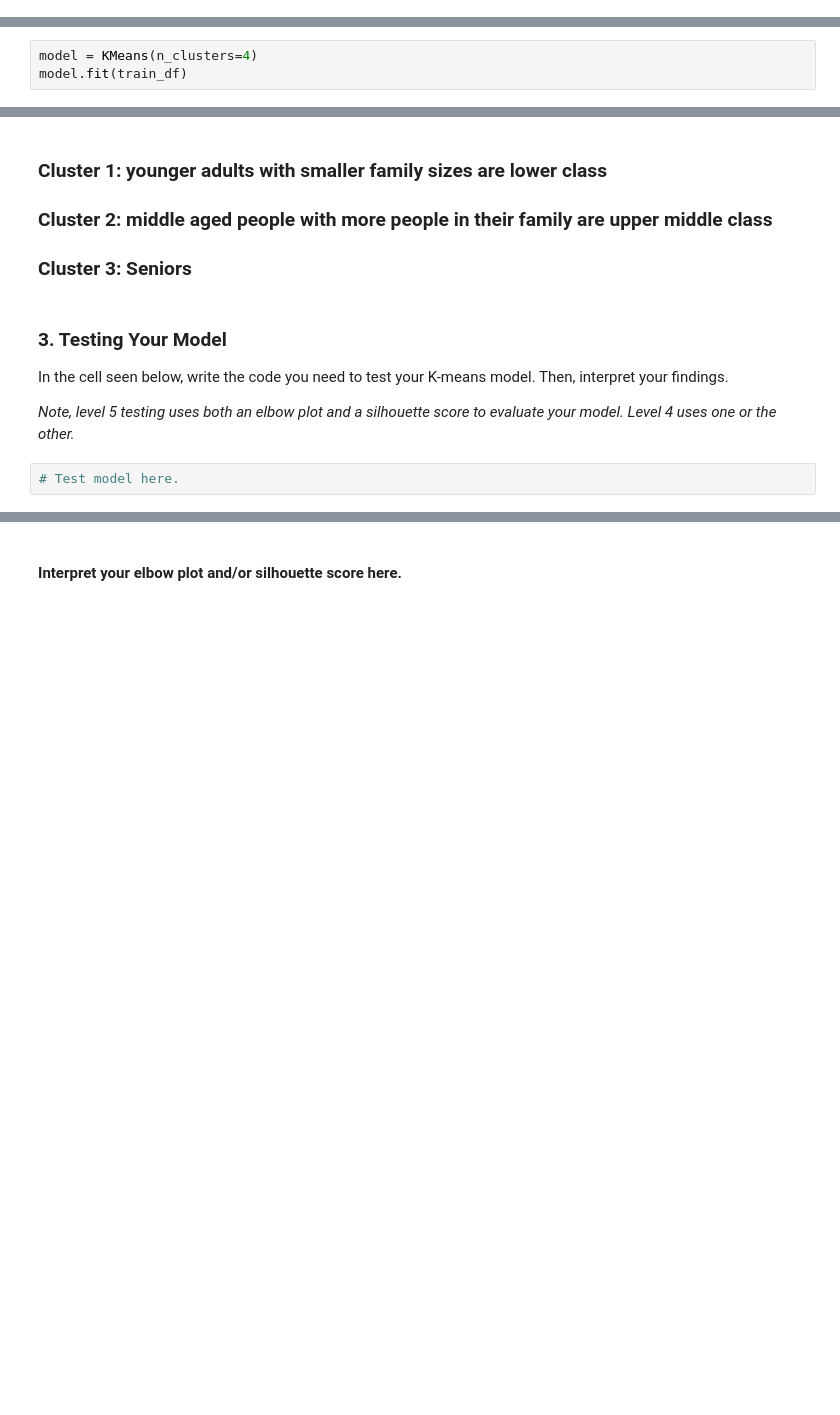
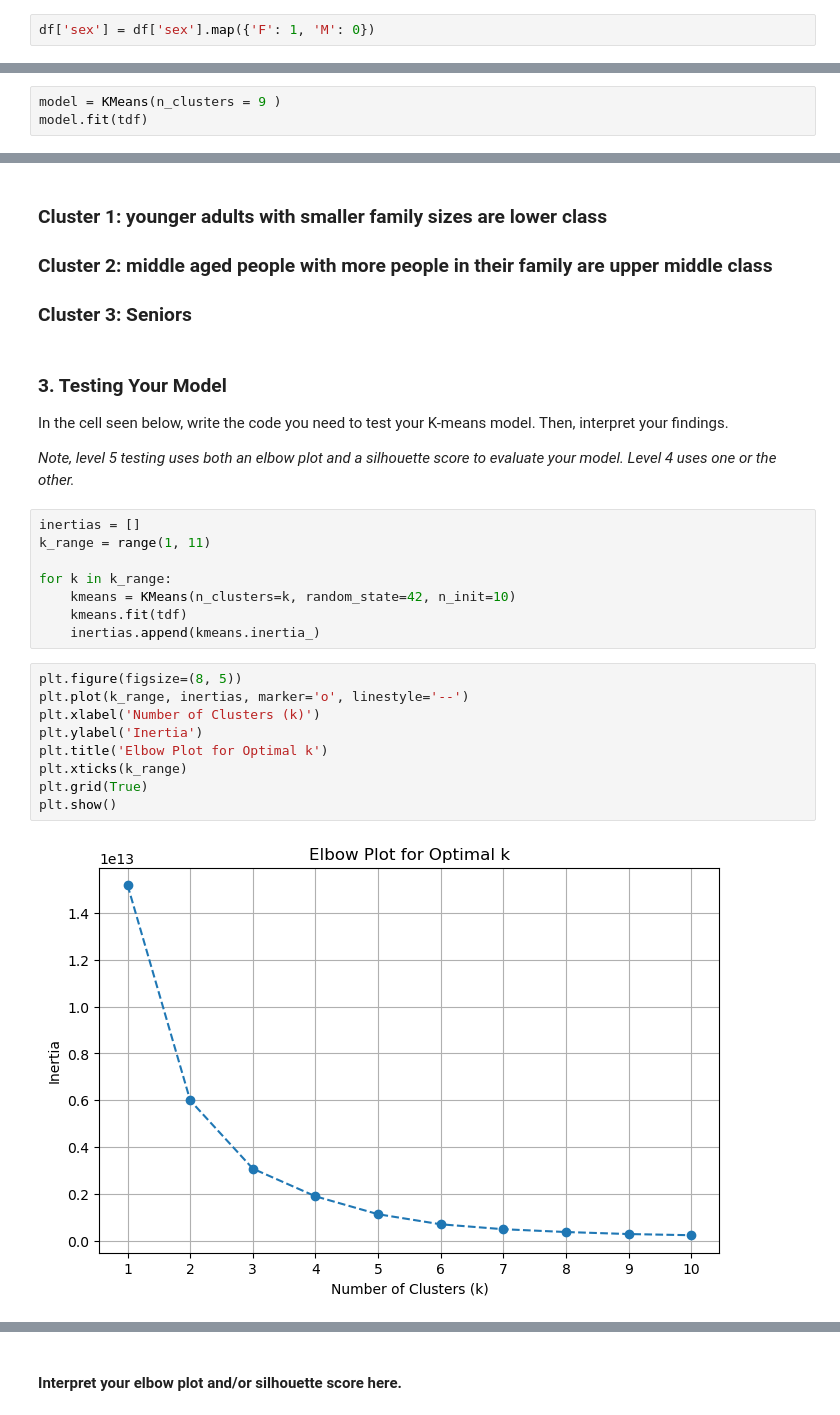
Before and after one commit to whoshilo/ML2, a Jupyter notebook: K-Means/RFP_2_Template.ipynb, the cells around one changed output, grey strips where cells are left out. Saved outputs shown, nothing was run; the diff lists cells and outputs as text; blank space fills up the shorter version.

```diff
--- a/K-Means/RFP_2_Template.ipynb
+++ b/K-Means/RFP_2_Template.ipynb
@@ -60,3 +63,5 @@ for age in df['age']:
 print(f"There are {count} seniors")
 # %% [output]
 There are 1017 seniors
+# %%
+df['sex'] = df['sex'].map({'F': 1, 'M': 0})
@@ -82,6 +103,6 @@ tdf.head()
 | 1579 | 35.0 | 126008 | 1 |
 | 5058 | 28.0 | 64661 | 2 |
 # %%
-model = KMeans(n_clusters=4)
-model.fit(train_df)
+model = KMeans(n_clusters = 9 )
+model.fit(tdf)
 # %% [output]
@@ -107,4 +133,21 @@ In the cell seen below, write the code you need to test your K-means model. Then
 
 *Note, level 5 testing uses both an elbow plot and a silhouette score to evaluate your model. Level 4 uses one or the other.*
 # %%
-# Test model here.
+inertias = []
+k_range = range(1, 11)
+
+for k in k_range:
+    kmeans = KMeans(n_clusters=k, random_state=42, n_init=10)
+    kmeans.fit(tdf)
+    inertias.append(kmeans.inertia_)
+# %%
+plt.figure(figsize=(8, 5))
+plt.plot(k_range, inertias, marker='o', linestyle='--')
+plt.xlabel('Number of Clusters (k)')
+plt.ylabel('Inertia')
+plt.title('Elbow Plot for Optimal k')
+plt.xticks(k_range)
+plt.grid(True)
+plt.show()
+# %% [output]
+[figure, added]
```
Also changed, not shown: parts of 6 cells of this notebook, 1 other file.
